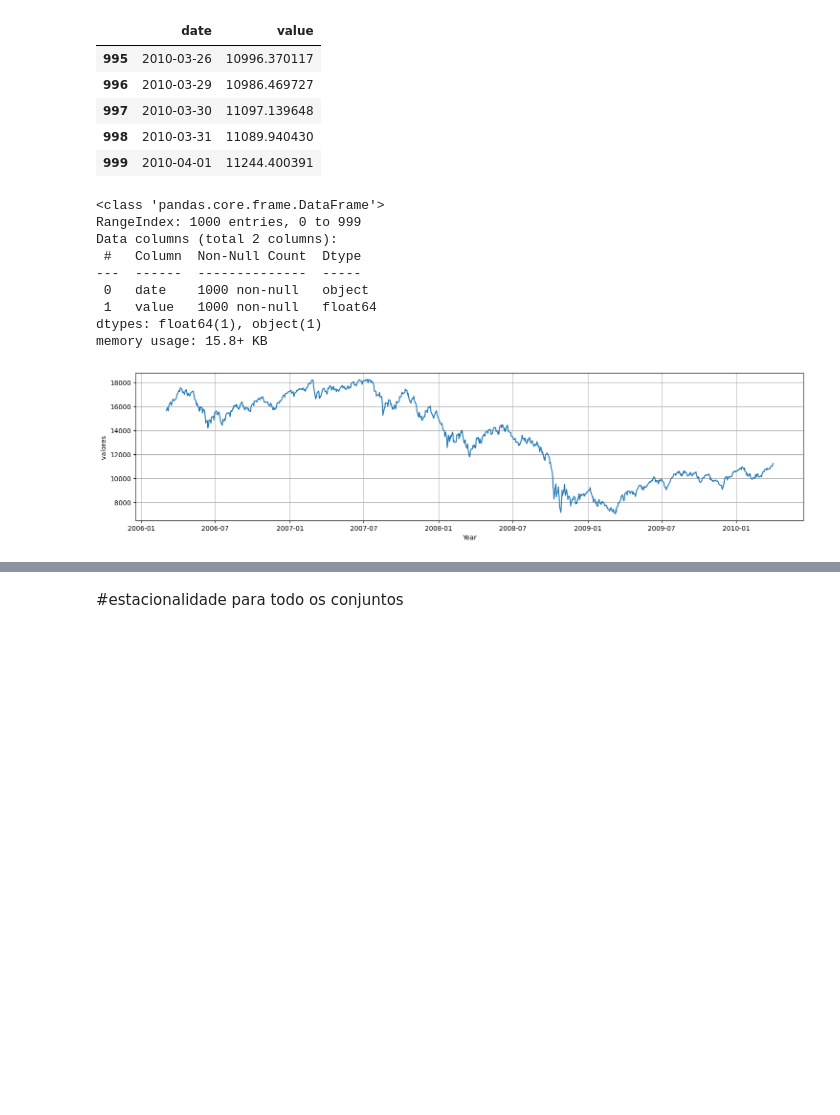
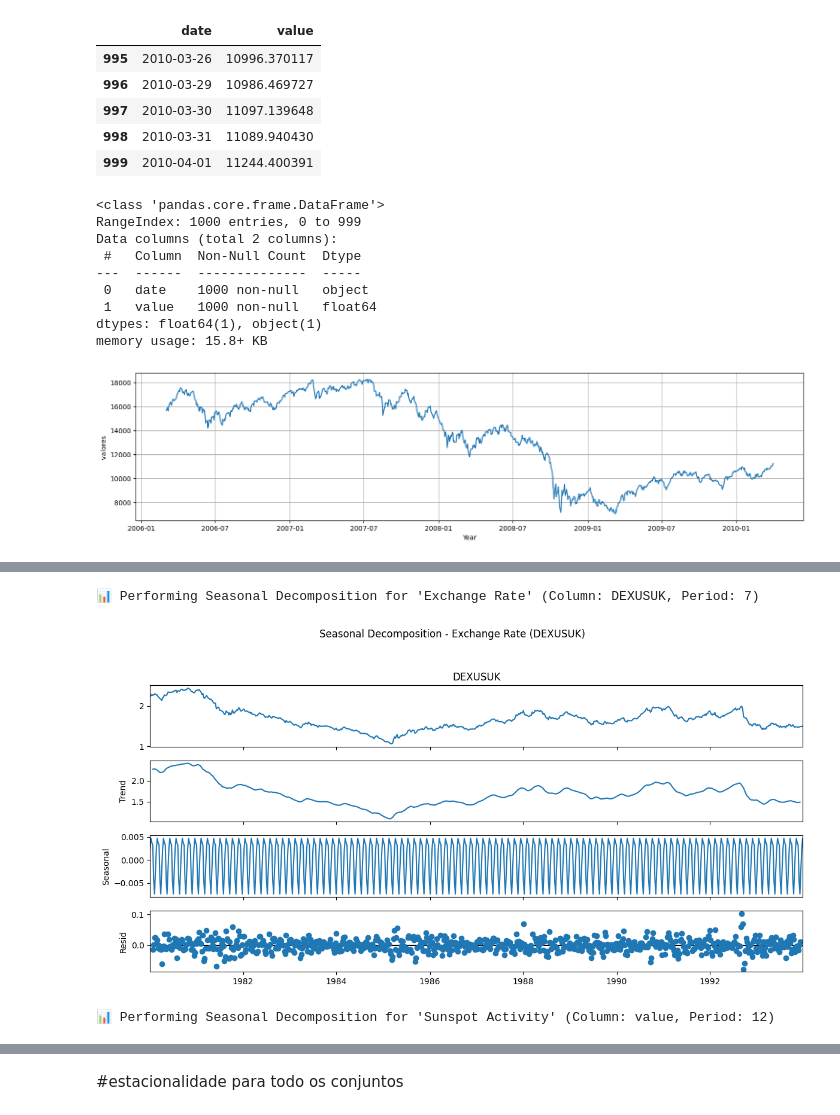
Before and after one commit to metsumesquita/master_degree_UPE, a Jupyter notebook: Hybrid_Model_project.ipynb, the cells around one changed output, grey strips where cells are left out. Saved outputs shown, nothing was run; the diff lists cells and outputs as text; code cells hidden in the pictures; blank space fills up the shorter version.

```diff
--- a/Hybrid_Model_project.ipynb
+++ b/Hybrid_Model_project.ipynb
@@ -359,0 +289,80 @@ plt.show()
+# %%
+data_to_analyze = [
+    # Weekly data, so a 7-day period (weekly cycle) is appropriate.
+    {"name": "Exchange Rate", "df": exchange_data, "value_col": "DEXUSUK", "seasonal_period": 7},
+
+    # Annual data. If looking for the ~11-year cycle, `seasonal_decompose` can use that.
+    # If no "within-year" seasonality is expected, set to None.
+    {"name": "Sunspot Activity", "df": sunpot_data, "value_col": "value", "seasonal_period": 12}, # Approx 11-year cycle
+
+    # Annual data. Lynx cycles are around 9-10 years.
+    # If no "within-year" seasonality is expected, set to None.
+    {"name": "Lynx Trappings", "df": lynx_data, "value_col": "value", "seasonal_period": 12}, # Approx 9-year cycle
+
+    # Daily data. Common periodicities are 5 (trading week), 7 (calendar week), or 365 (yearly).
+    {"name": "Nikkei 225", "df": nikkei225_data, "value_col": "value", "seasonal_period": 7} # Trading week seasonality
+]
+
+# (Your `testar_season_decomp` function code remains the same as provided in your prompt)
+def testar_season_decomp(data_configurations: list):
+    """
+    Performs seasonal decomposition for multiple time series and plots the components.
+
+    Args:
+        data_configurations (list): A list of dictionaries, where each dictionary should contain:
+                                    - "name" (str): A descriptive name for the series.
+                                    - "df" (pd.DataFrame): The DataFrame containing the time series.
+                                    - "value_col" (str): The name of the column to analyze.
+                                    - "seasonal_period" (int): The period of the seasonality
+                                                               (e.g., 12 for monthly, 7 for weekly).
+                                                               If None, decomposition is skipped for that series.
+    """
+    for config in data_configurations:
+        name = config.get("name")
+        df = config.get("df")
+        value_col = config.get("value_col")
+        period = config.get("seasonal_period")
+
+        if not all([name, isinstance(df, pd.DataFrame), value_col]):
+            print(f"Skipping invalid configuration: {config}. Missing name, DataFrame, or value_col.")
+            continue
+
+        if value_col not in df.columns:
+            print(f"Error: Column '{value_col}' not found in DataFrame for '{name}'. Skipping.")
+            continue
+
+        serie = df[value_col].dropna()
+
+        if period is None:
+            print(f"\n🚫 Skipping seasonal decomposition for '{name}' (Column: {value_col}): No seasonal period specified.")
+            continue
+
+        # seasonal_decompose requires at least two full periods to work correctly
+        if len(serie) < 2 * period:
+            print(f"\n⚠️ Skipping seasonal decomposition for '{name}' (Column: {value_col}): Not enough data for period={period} (need at least {2*period} observations).")
+            continue
+
+        print(f"\n📊 Performing Seasonal Decomposition for '{name}' (Column: {value_col}, Period: {period})")
+
+        try:
+            # Model='additive' is suitable when seasonal fluctuations are roughly constant.
+            # Model='multiplicative' is suitable when seasonal fluctuations grow/shrink with the level of the series.
+            # Choose the model appropriate for your data.
+            decomposicao = seasonal_decompose(serie, model='additive', period=period)
+
+            # Plot the components
+            fig = decomposicao.plot()
+            fig.set_size_inches(12, 6) # Make the plot a bit larger for readability
+            plt.suptitle(f"Seasonal Decomposition - {name} ({value_col})", y=1.02)
+            plt.tight_layout(rect=[0, 0, 1, 0.98]) # Adjust layout to prevent title overlap
+            plt.show()
+        except Exception as e:
+            print(f"An error occurred during decomposition for '{name}': {e}")
+
+# --- Call the function with your data ---
+if __name__ == "__main__":
+    testar_season_decomp(data_configurations=data_to_analyze)
+# %% [output]
+📊 Performing Seasonal Decomposition for 'Exchange Rate' (Column: DEXUSUK, Period: 7)
+[figure, added]
+📊 Performing Seasonal Decomposition for 'Sunspot Activity' (Column: value, Period: 12)
```
Also changed, not shown: parts of 68 cells of this notebook.
